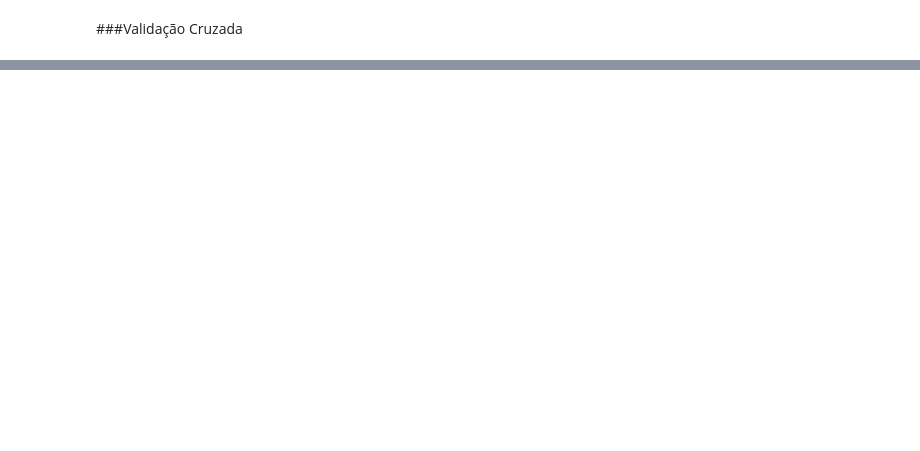
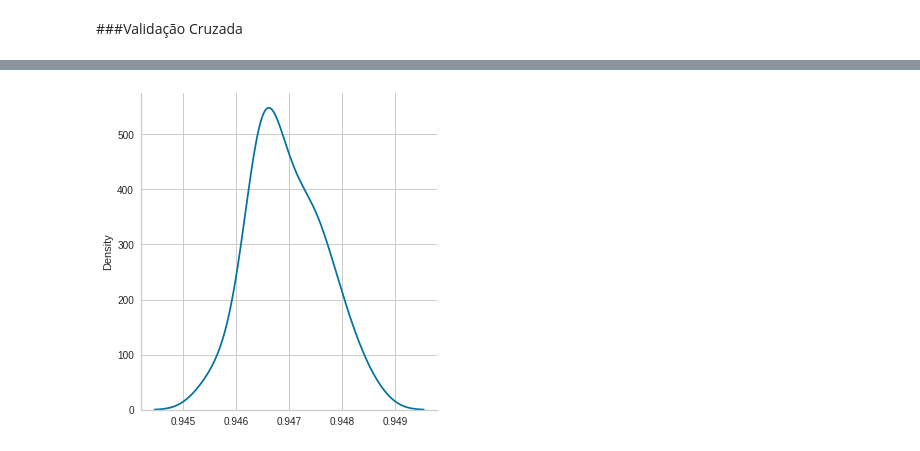
Before and after one commit to wnbrandao/wnbrandao, a Jupyter notebook: Curso_Data_Science_Full.ipynb, the cells around one changed output, grey strips where cells are left out. Cells and saved outputs as stored; diff of their text form; code cells hidden in the pictures; blank space fills up the shorter version.

```diff
--- a/Curso_Data_Science_Full.ipynb
+++ b/Curso_Data_Science_Full.ipynb
@@ -1871,0 +1948,4 @@ resultados.describe()
+# %%
+sns.displot(resultados_logistica, kind = 'kde');
+# %% [output]
+[figure, added]
```
Also changed, not shown: parts of 51 cells of this notebook.
